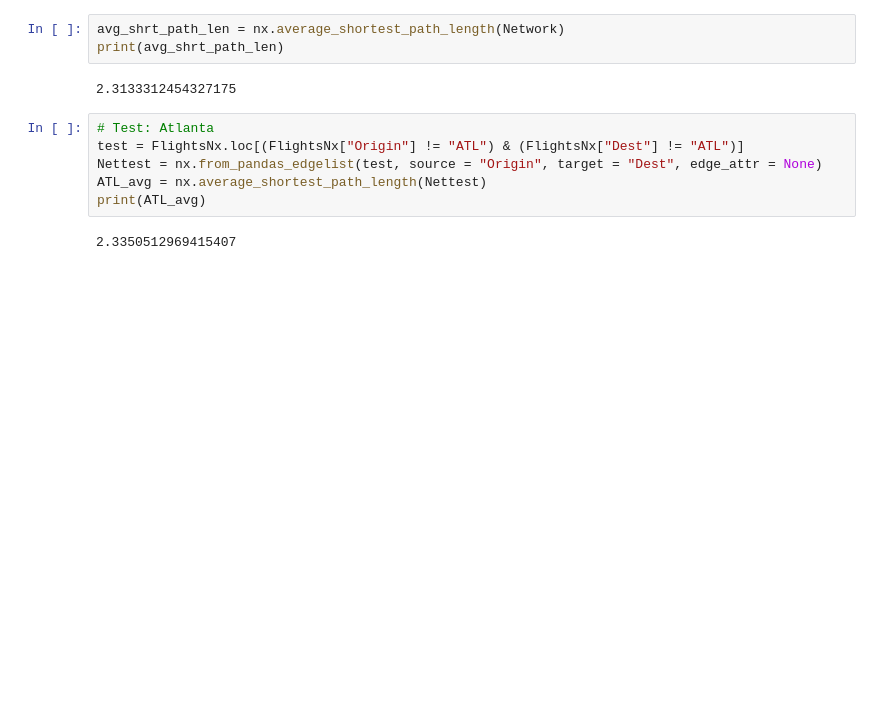
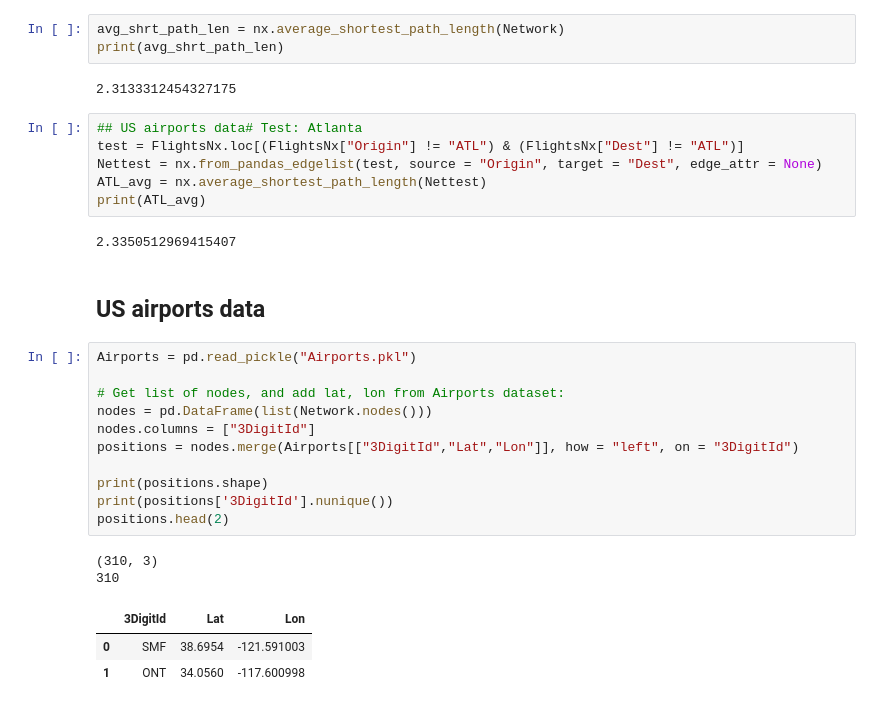
Before and after one commit to Morten-Esketveit/TSDS-gruppe-2019, a Jupyter notebook: Exam/Description_basic.ipynb, the cells around one changed output. Cells and saved outputs as stored; diff of their text form; blank space fills up the shorter version.

```diff
--- a/Exam/Description_basic.ipynb
+++ b/Exam/Description_basic.ipynb
@@ -163,10 +145,29 @@ print(avg_shrt_path_len)
 # %% [output]
 2.3133312454327175
 # %%
-# Test: Atlanta
+## US airports data# Test: Atlanta
 test = FlightsNx.loc[(FlightsNx["Origin"] != "ATL") & (FlightsNx["Dest"] != "ATL")]
 Nettest = nx.from_pandas_edgelist(test, source = "Origin", target = "Dest", edge_attr = None)
 ATL_avg = nx.average_shortest_path_length(Nettest)
 print(ATL_avg)
 # %% [output]
 2.3350512969415407
+# %% [markdown]
+## US airports data
+# %%
+Airports = pd.read_pickle("Airports.pkl")
+
+# Get list of nodes, and add lat, lon from Airports dataset:
+nodes = pd.DataFrame(list(Network.nodes()))
+nodes.columns = ["3DigitId"]
+positions = nodes.merge(Airports[["3DigitId","Lat","Lon"]], how = "left", on = "3DigitId")
+
+print(positions.shape)
+print(positions['3DigitId'].nunique())
+positions.head(2)
+# %% [output]
+(310, 3)
+310
+|  | 3DigitId | Lat | Lon |
+| 0 | SMF | 38.6954 | -121.591003 |
+| 1 | ONT | 34.0560 | -117.600998 |
```
Also changed, not shown: parts of 4 cells of this notebook, 5 other files.
